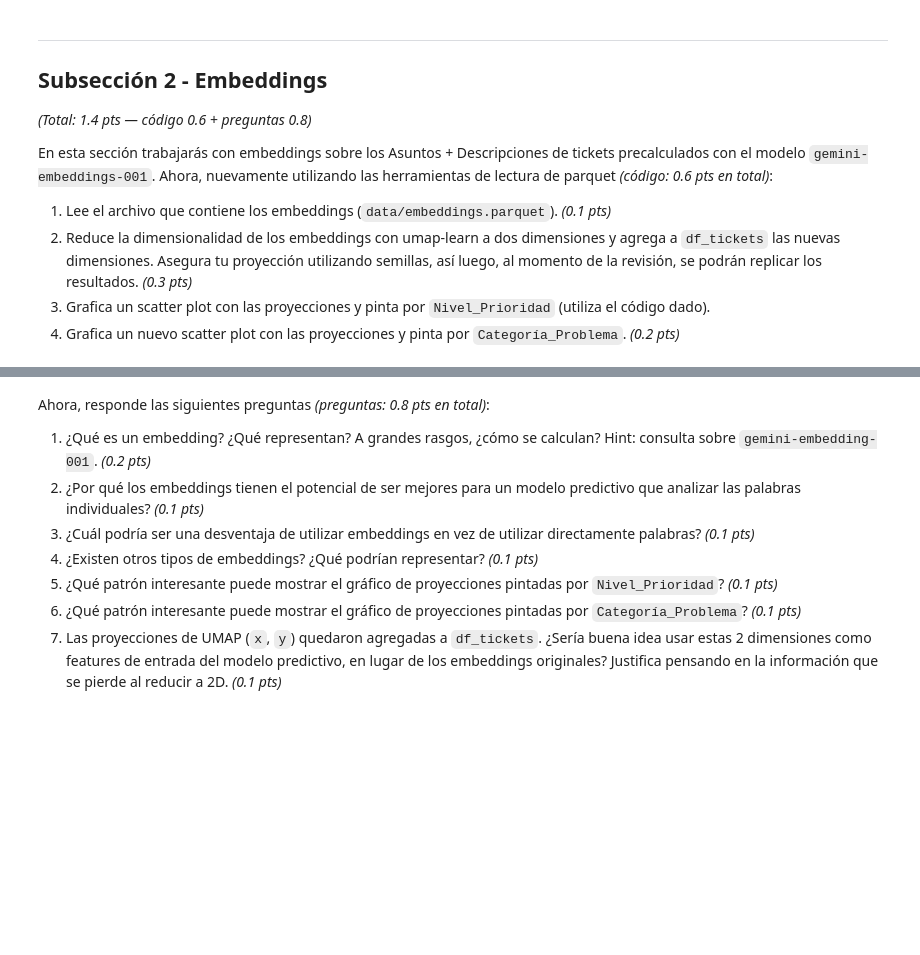
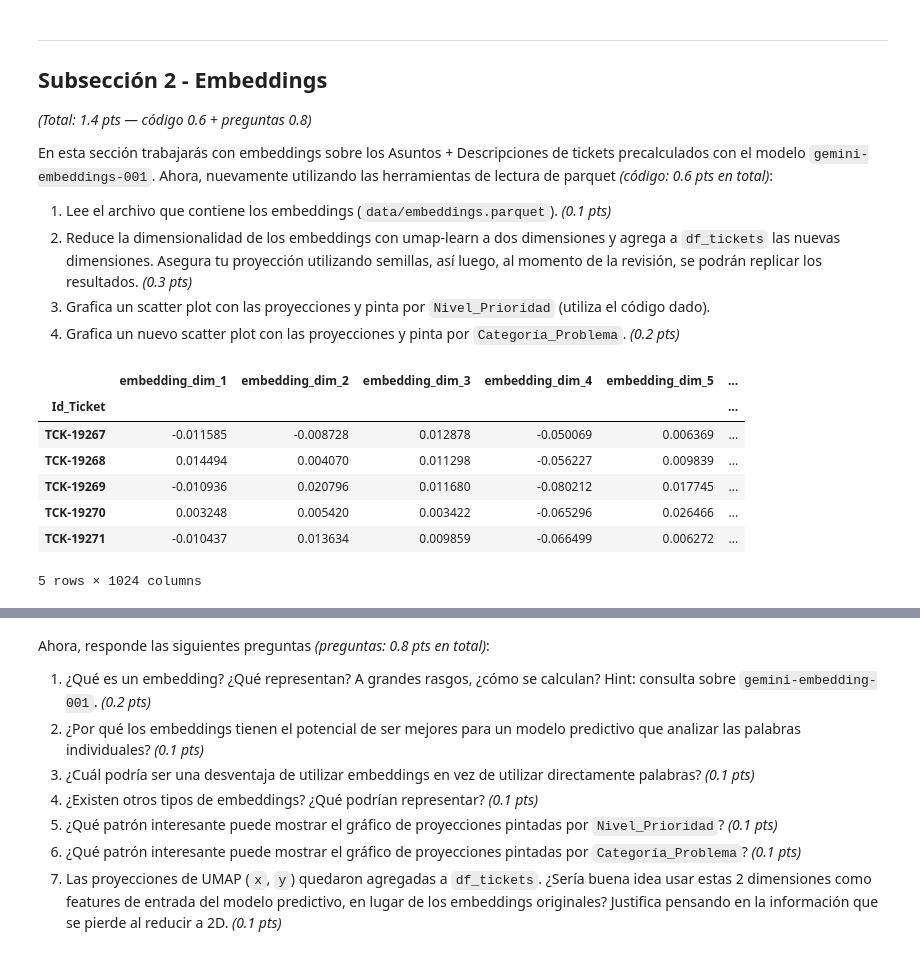
Before and after one commit to FeLiJaNdRo/MDS7202-Labs, a Jupyter notebook: proyecto/Parte1/Enunciado_Parte1_Analisis.ipynb, the cells around one changed output, grey strips where cells are left out. Saved outputs shown, nothing was run; the diff lists cells and outputs as text; code cells hidden in the pictures; blank space fills up the shorter version.

```diff
--- a/proyecto/Parte1/Enunciado_Parte1_Analisis.ipynb
+++ b/proyecto/Parte1/Enunciado_Parte1_Analisis.ipynb
@@ -158,5 +484,16 @@ En esta sección trabajarás con embeddings sobre los Asuntos + Descripciones de
 3. Grafica un scatter plot con las proyecciones y pinta por `Nivel_Prioridad` (utiliza el código dado).
 4. Grafica un nuevo scatter plot con las proyecciones y pinta por `Categoría_Problema`. _(0.2 pts)_
 # %%
-# Tu código aquí...
-# Recuerda que puedes usar múltiples celdas.
+# 1. Leer archivo Parquet Embeddings
+path_embeddings = "/Users/felijandro/Documents/Universidad/12voSemestre/LabdeProgramaciónCientífica/MDS7202-Labs-nuevo/proyecto/data/embeddings.parquet"
+df_embeddings = pd.read_parquet(path_embeddings)
+df_embeddings.head(5)
+# %% [output]
+|  | embedding_dim_1 | embedding_dim_2 | embedding_dim_3 | embedding_dim_4 | embedding_dim_5 | ... |
+| Id_Ticket |  |  |  |  |  | ... |
+| TCK-19267 | -0.011585 | -0.008728 | 0.012878 | -0.050069 | 0.006369 | ... |
+| TCK-19268 | 0.014494 | 0.004070 | 0.011298 | -0.056227 | 0.009839 | ... |
+| TCK-19269 | -0.010936 | 0.020796 | 0.011680 | -0.080212 | 0.017745 | ... |
+| TCK-19270 | 0.003248 | 0.005420 | 0.003422 | -0.065296 | 0.026466 | ... |
+| TCK-19271 | -0.010437 | 0.013634 | 0.009859 | -0.066499 | 0.006272 | ... |
+5 rows × 1024 columns
```
Also changed, not shown: parts of 30 cells of this notebook, 13 other files.
